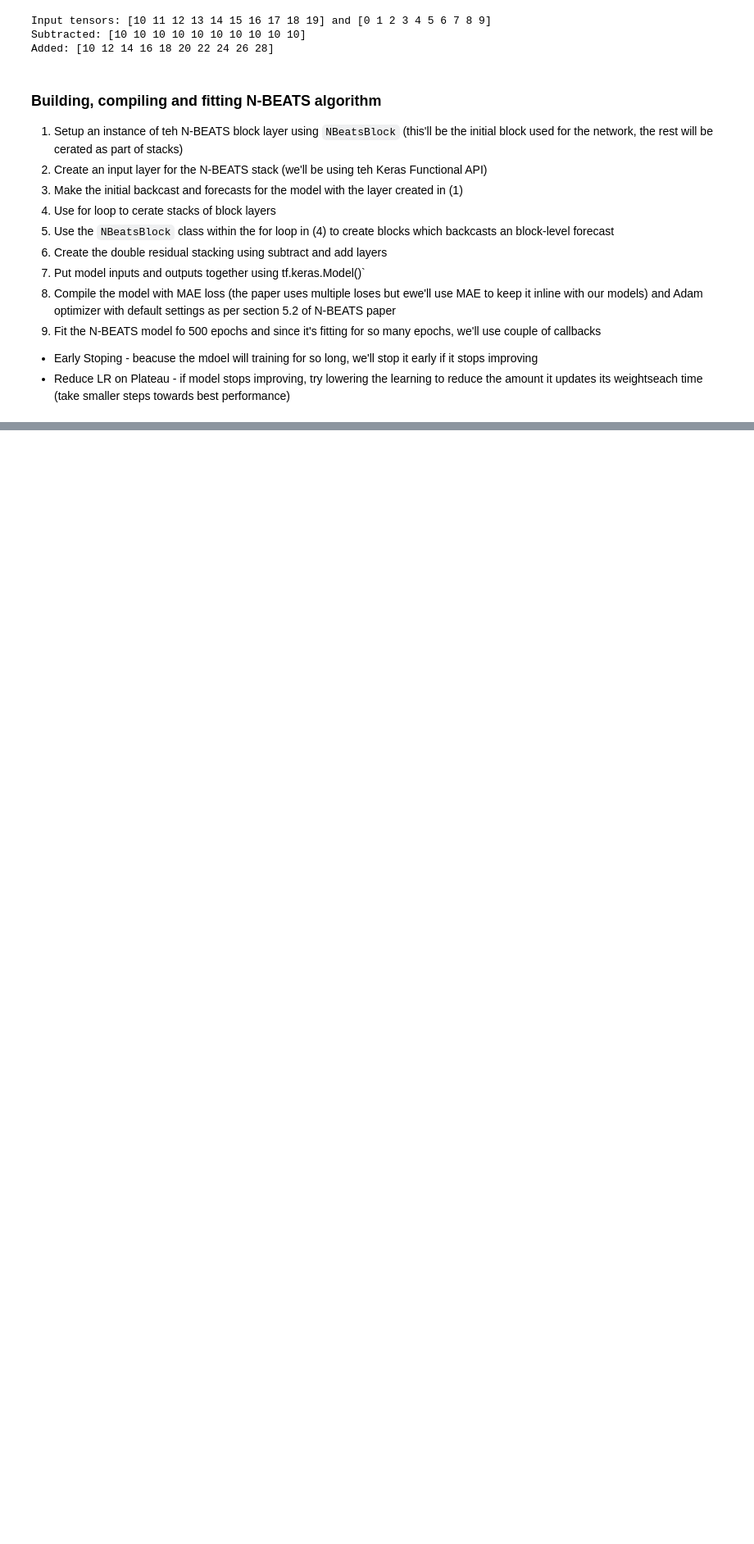
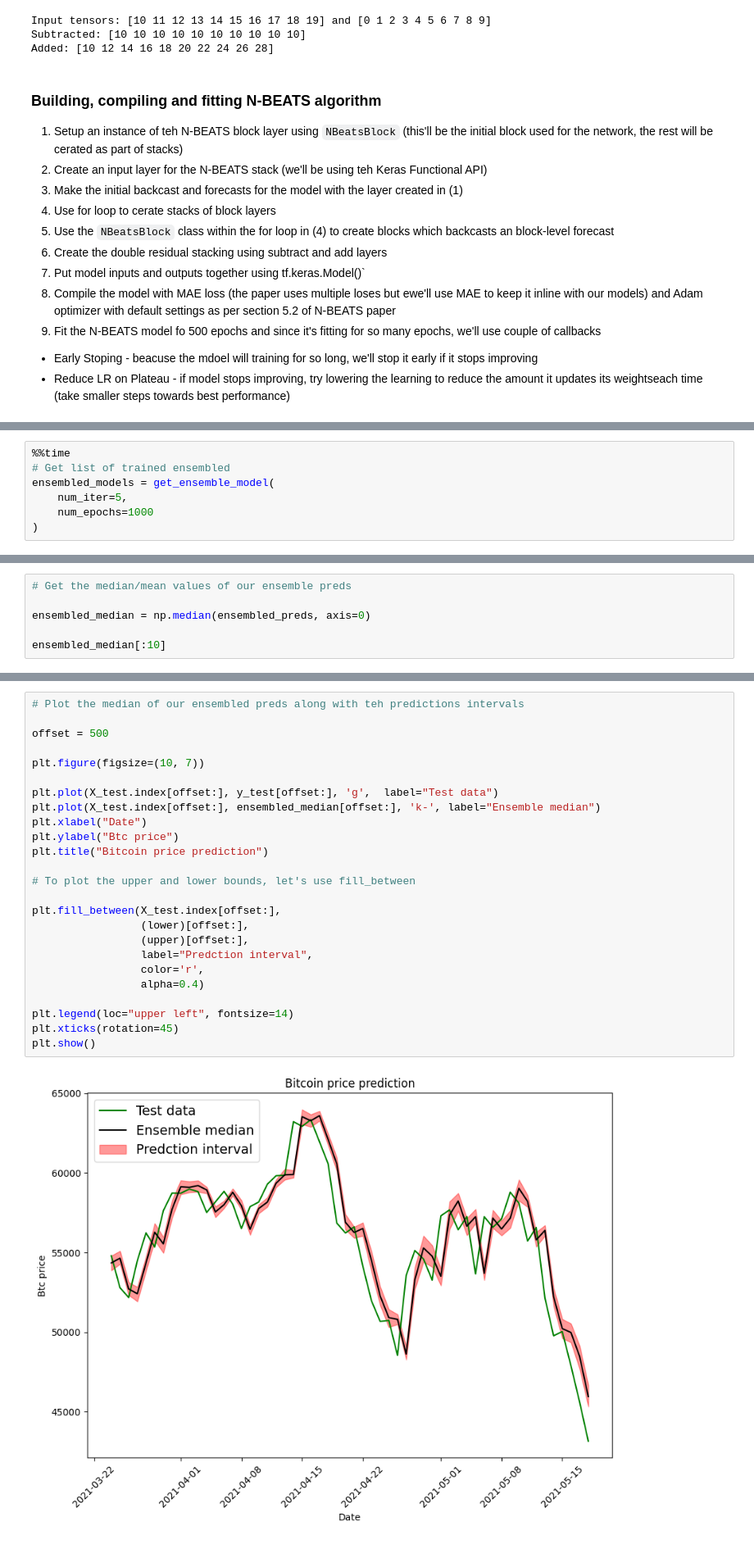
Before and after one commit to miller00315/ia_studies, a Jupyter notebook: time_series_forecasting_with_tensor_flow.ipynb, the cells around one changed output, grey strips where cells are left out. Shown at 82% size. Saved outputs shown, nothing was run; the diff lists cells and outputs as text; blank space fills up the shorter version.

```diff
--- a/time_series_forecasting_with_tensor_flow.ipynb
+++ b/time_series_forecasting_with_tensor_flow.ipynb
@@ -1882,0 +1951,7 @@ You must install pydot (`pip install pydot`) and install graphviz (see instructi
+# %%
+%%time
+# Get list of trained ensembled
+ensembled_models = get_ensemble_model(
+    num_iter=5,
+    num_epochs=1000
+)
@@ -1882,0 +2140,6 @@ You must install pydot (`pip install pydot`) and install graphviz (see instructi
+# %%
+# Get the median/mean values of our ensemble preds
+
+ensembled_median = np.median(ensembled_preds, axis=0)
+
+ensembled_median[:10]
@@ -1882,0 +2149,27 @@ You must install pydot (`pip install pydot`) and install graphviz (see instructi
+# %%
+# Plot the median of our ensembled preds along with teh predictions intervals
+
+offset = 500
+
+plt.figure(figsize=(10, 7))
+
+plt.plot(X_test.index[offset:], y_test[offset:], 'g',  label="Test data")
+plt.plot(X_test.index[offset:], ensembled_median[offset:], 'k-', label="Ensemble median")
+plt.xlabel("Date")
+plt.ylabel("Btc price")
+plt.title("Bitcoin price prediction")
+
+# To plot the upper and lower bounds, let's use fill_between
+
+plt.fill_between(X_test.index[offset:],
+                 (lower)[offset:],
+                 (upper)[offset:],
+                 label="Predction interval",
+                 color='r',
+                 alpha=0.4)
+
+plt.legend(loc="upper left", fontsize=14)
+plt.xticks(rotation=45)
+plt.show()
+# %% [output]
+[figure, added]
```
Also changed, not shown: parts of 97 cells of this notebook.
